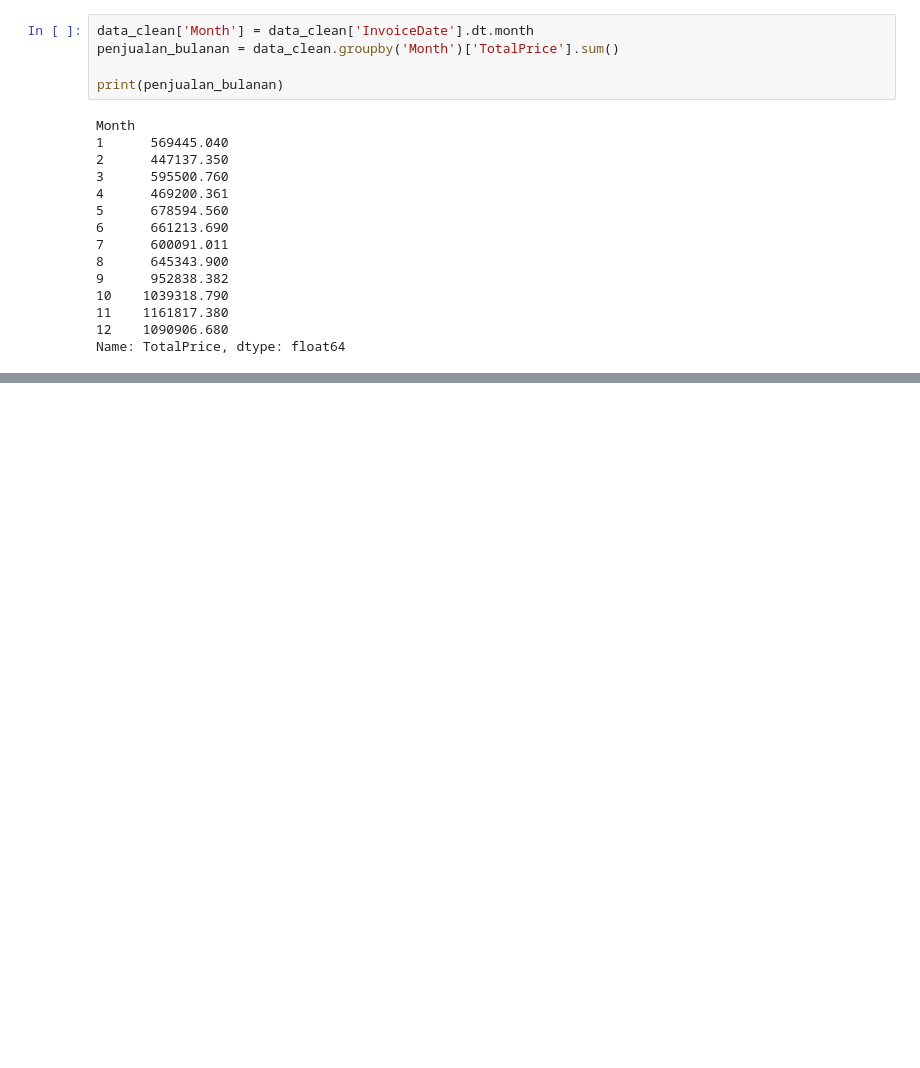
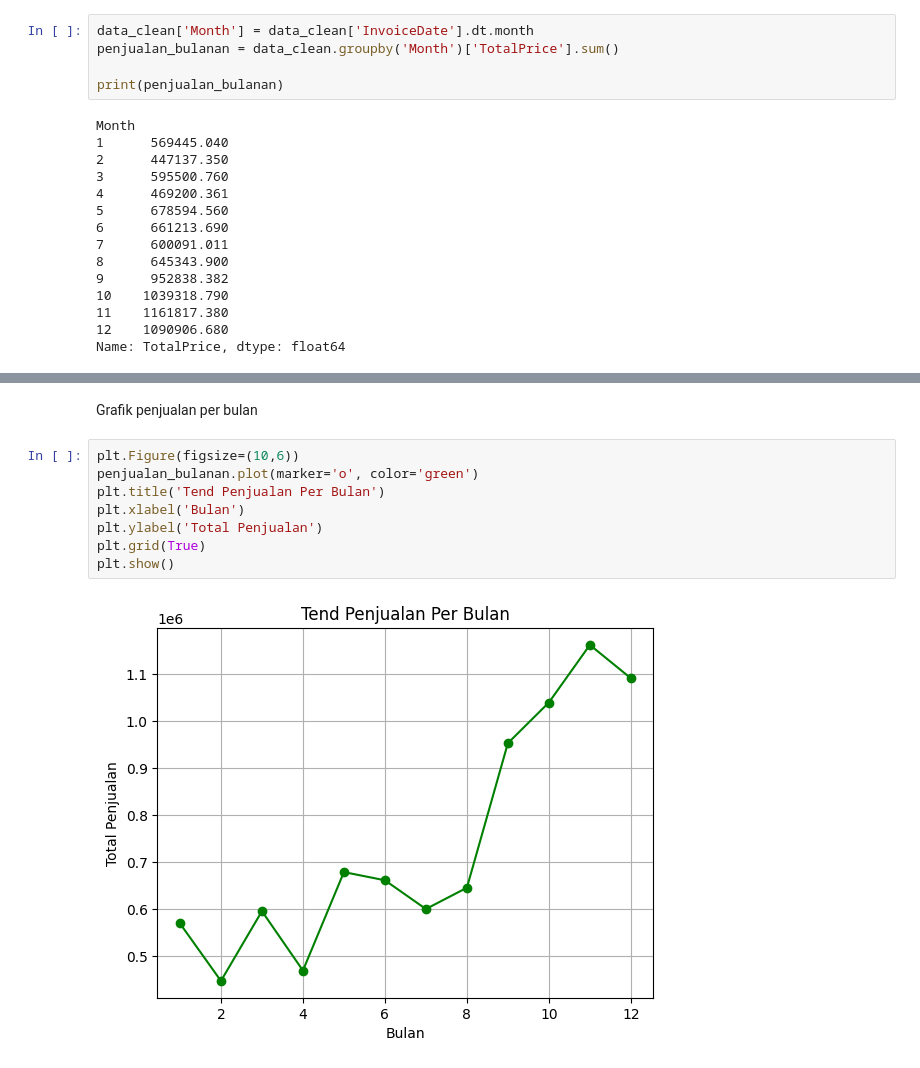
Before and after one commit to shofiudinmuh/data-analyst-sales, a Jupyter notebook: main.ipynb, the cells around one changed output, grey strips where cells are left out. Drawn from its saved outputs; the diff is of its cells as text; blank space fills up the shorter version.

```diff
--- a/main.ipynb
+++ b/main.ipynb
@@ -310,0 +336,12 @@ Name: TotalPrice, dtype: float64
+# %% [markdown]
+Grafik penjualan per bulan
+# %%
+plt.Figure(figsize=(10,6))
+penjualan_bulanan.plot(marker='o', color='green')
+plt.title('Tend Penjualan Per Bulan')
+plt.xlabel('Bulan')
+plt.ylabel('Total Penjualan')
+plt.grid(True)
+plt.show()
+# %% [output]
+[figure, added]
```
Also changed, not shown: parts of 5 cells of this notebook.
